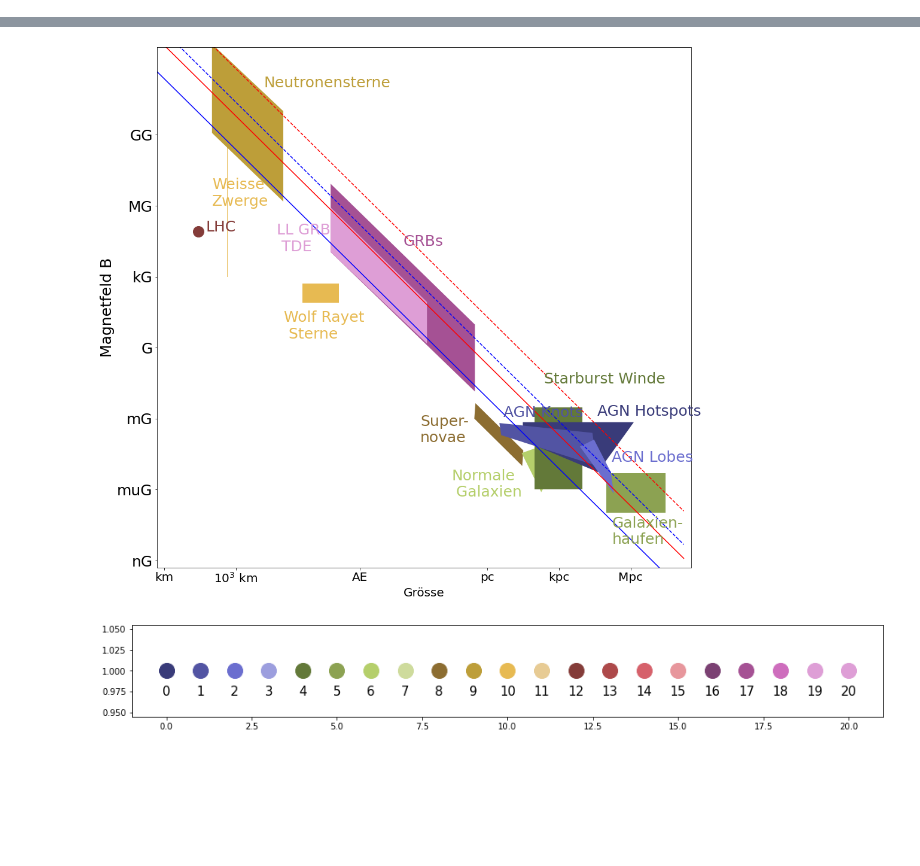
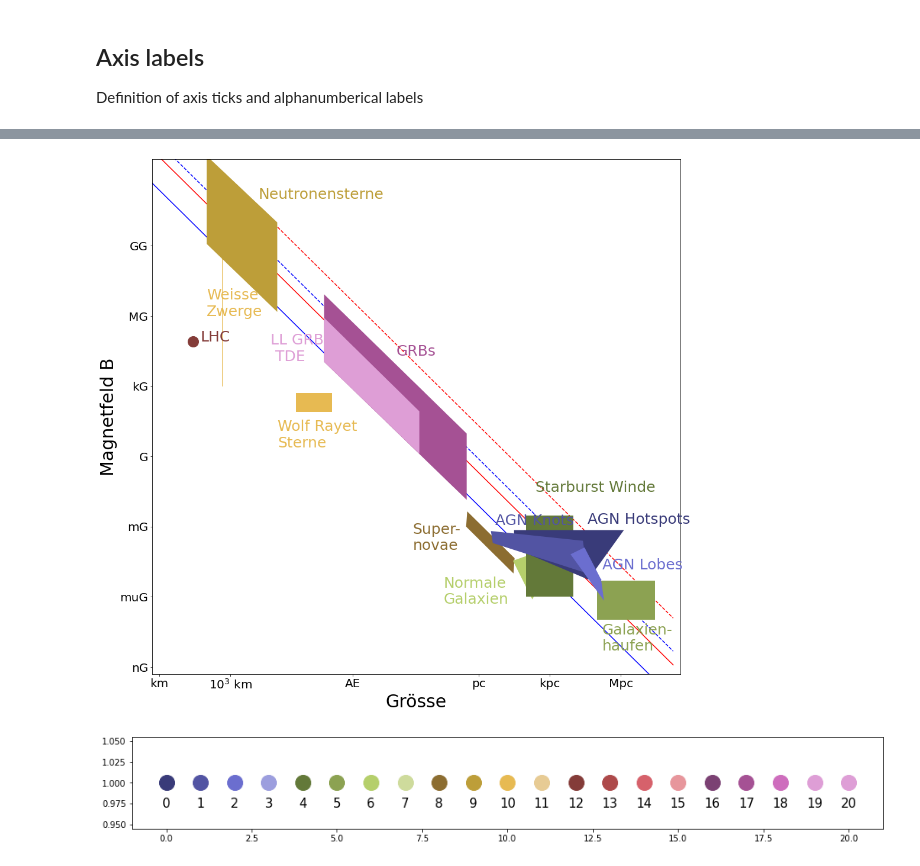
Before and after one commit to GernotMaier/HillasPlot, a Jupyter notebook: Phys-Hillas.ipynb, the cells around one changed output, grey strips where cells are left out. Cells and saved outputs as stored; diff of their text form; code cells hidden in the pictures; blank space fills up the shorter version.

Commit message:
improved plotting

```diff
--- a/Phys-Hillas.ipynb
+++ b/Phys-Hillas.ipynb
@@ -42,3 +38,7 @@ Definition of axis ticks and alphanumberical labels
+# %% [markdown]
+## Axis labels
+
+Definition of axis ticks and alphanumberical labels
 # %%
 # x-axis labels
 x_dist=[]
@@ -101,7 +101,8 @@ def plotMaxAcceleration( Z,
     plt.plot(r,
              B,
             color=markercolor,
-            linestyle=lstyle)
+            linestyle=lstyle,
+            zorder=0)
 # %%
 def getValue(v, to_unit):
     return v['value']*u.Unit(v['unit']).to(to_unit)
@@ -177,16 +178,16 @@ plt.xticks(x_dist,
            x_label,
            fontsize=20)
 plt.xlabel('Grösse',
-          fontsize=20)
+          fontsize=30)
 
 plt.ylim(0.5e-9, 5.e12)
 plt.yscale('log')
 plt.yticks(y_b,
            y_label,
-          fontsize=25)
+          fontsize=20)
 
 plt.ylabel('Magnetfeld B',
-          fontsize=25)
+          fontsize=30)
 
 plotMaxAcceleration( 1, 1, "r")
 plotMaxAcceleration( 1, 0.01, "r", "--")
@@ -209,13 +210,13 @@ Plotting Polygon Normale
 Plotting Rectangle Galaxien-
 haufen
 Plotting Rectangle Starburst Winde
 Plotting Polygon AGN Hotspots 0 (0.2235294117647059, 0.23137254901960785, 0.4745098039215686, 1.0)
 Plotting Polygon AGN Knots 1 (0.3215686274509804, 0.32941176470588235, 0.6392156862745098, 1.0)
 Plotting Polygon AGN Lobes 2 (0.4196078431372549, 0.43137254901960786, 0.8117647058823529, 1.0)
 Plotting Polygon GRBs 17 (0.6470588235294118, 0.3176470588235294, 0.5803921568627451, 1.0)
 Plotting Polygon LL GRBs
  TDE 19 (0.8705882352941177, 0.6196078431372549, 0.8392156862745098, 1.0)
-[figure, old version]
+[figure, new version]
 # %%
 colormap = plt.cm.tab20b
 ncolors=20
```
Also changed, not shown: parts of 6 cells of this notebook, 1 other file.
